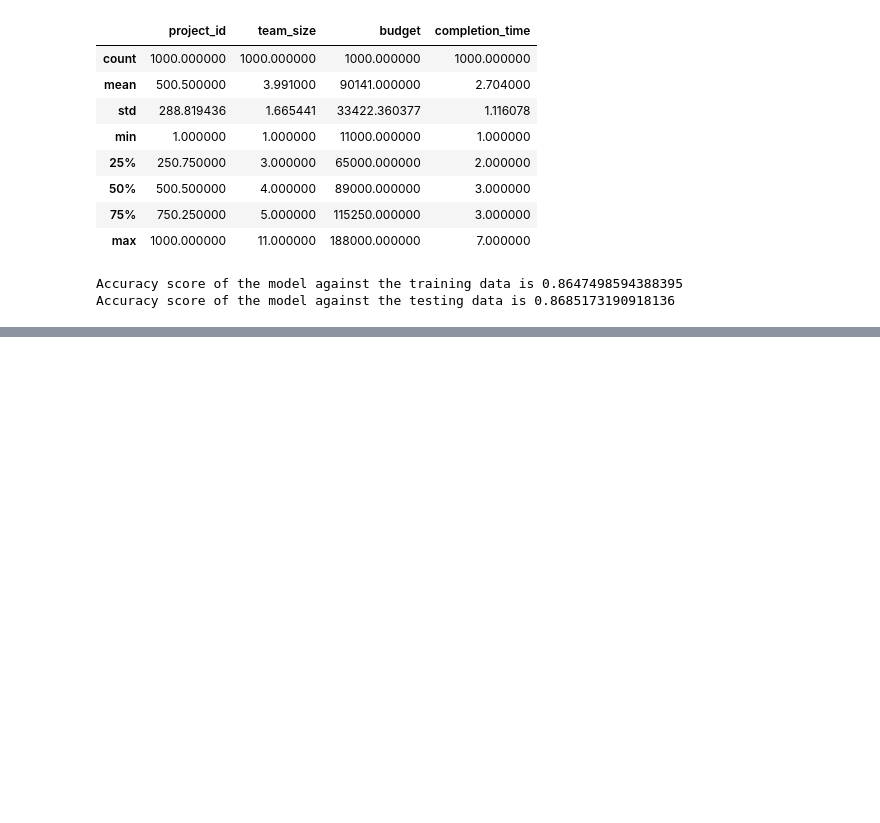
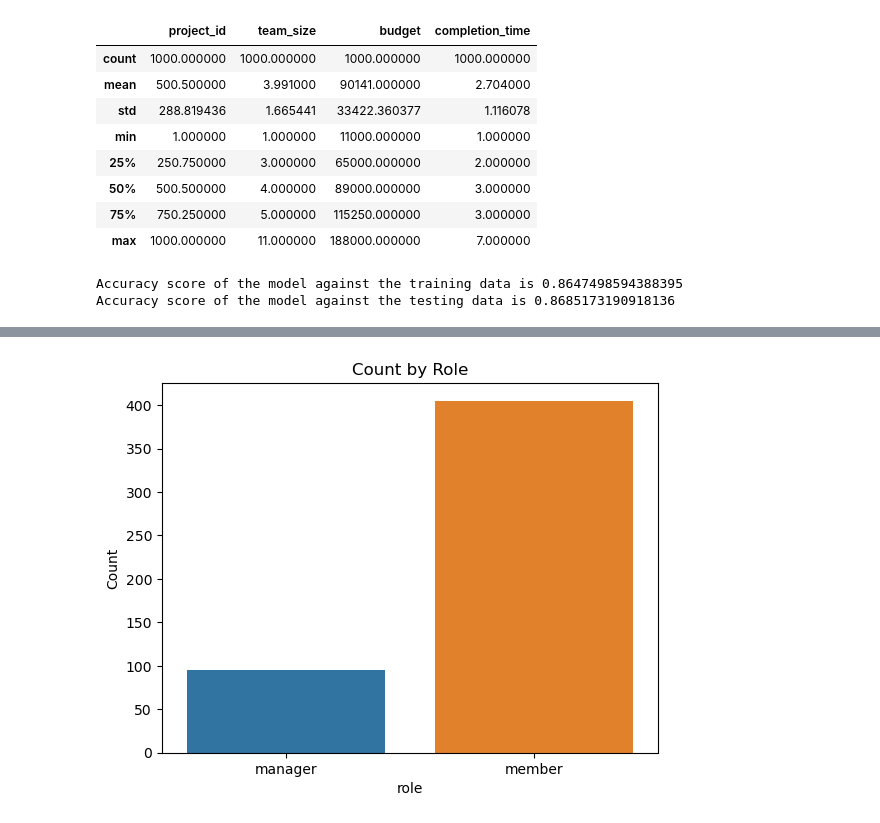
Before and after one commit to fnnelson/CapstoneProject, a Jupyter notebook: machine_learning/linear_regression.ipynb, the cells around one changed output, grey strips where cells are left out. Cells and saved outputs as stored; diff of their text form; code cells hidden in the pictures; blank space fills up the shorter version.

```diff
--- a/machine_learning/linear_regression.ipynb
+++ b/machine_learning/linear_regression.ipynb
@@ -59,0 +105,6 @@ pickle.dump(model, open('model.pkl','wb'))
+# %%
+is_manager = users[["role"]].groupby(["role"]).size().reset_index(name = "Count")
+
+sns.barplot(is_manager, y = "Count", x = "role").set(title = "Count by Role");
+# %% [output]
+[figure, added]
```
Also changed, not shown: parts of 7 cells of this notebook.
